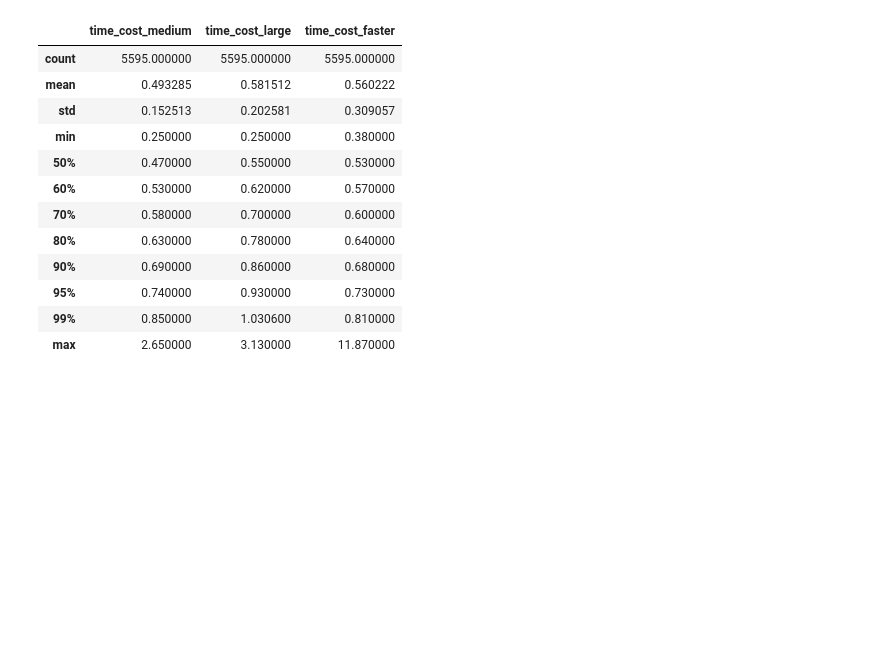
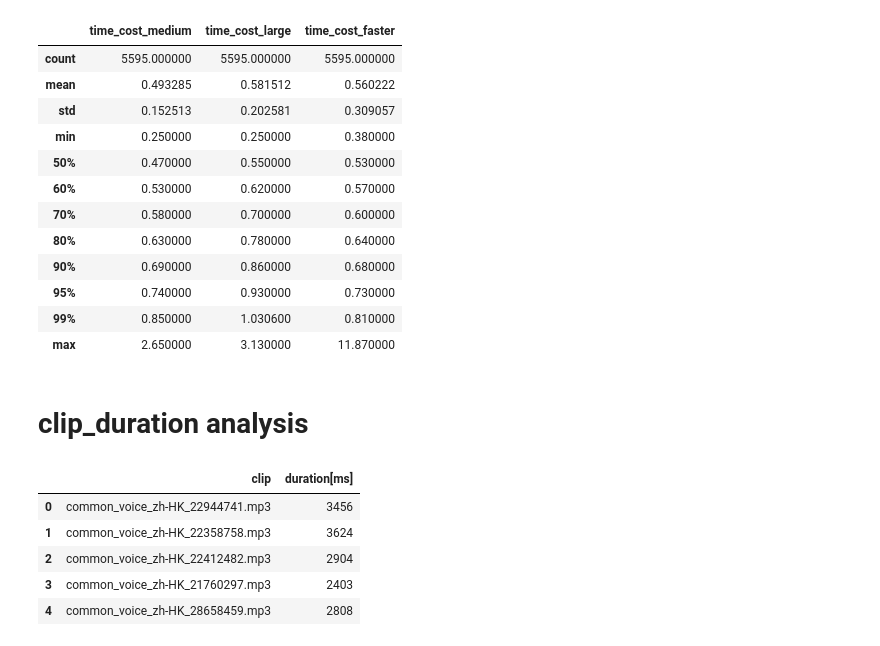
Before and after one commit to Chevolier/whisper, a Jupyter notebook: test.ipynb, the cells around one changed output. Drawn from its saved outputs; the diff is of its cells as text; code cells hidden in the pictures; blank space fills up the shorter version.

```diff
--- a/test.ipynb
+++ b/test.ipynb
@@ -396,3 +396,19 @@ df_stats
 | 95% | 0.740000 | 0.930000 | 0.730000 |
 | 99% | 0.850000 | 1.030600 | 0.810000 |
 | max | 2.650000 | 3.130000 | 11.870000 |
+# %% [markdown]
+# clip_duration analysis
+# %%
+import pandas as pd
+
+path = "data/cv-corpus-17.0-2024-03-15/zh-HK/clip_durations.tsv"
+
+df = pd.read_csv(path, sep='\t')
+df.head()
+# %% [output]
+|  | clip | duration[ms] |
+| 0 | common_voice_zh-HK_22944741.mp3 | 3456 |
+| 1 | common_voice_zh-HK_22358758.mp3 | 3624 |
+| 2 | common_voice_zh-HK_22412482.mp3 | 2904 |
+| 3 | common_voice_zh-HK_21760297.mp3 | 2403 |
+| 4 | common_voice_zh-HK_28658459.mp3 | 2808 |
```
Also changed, not shown: parts of 4 cells of this notebook, 32 other files.
